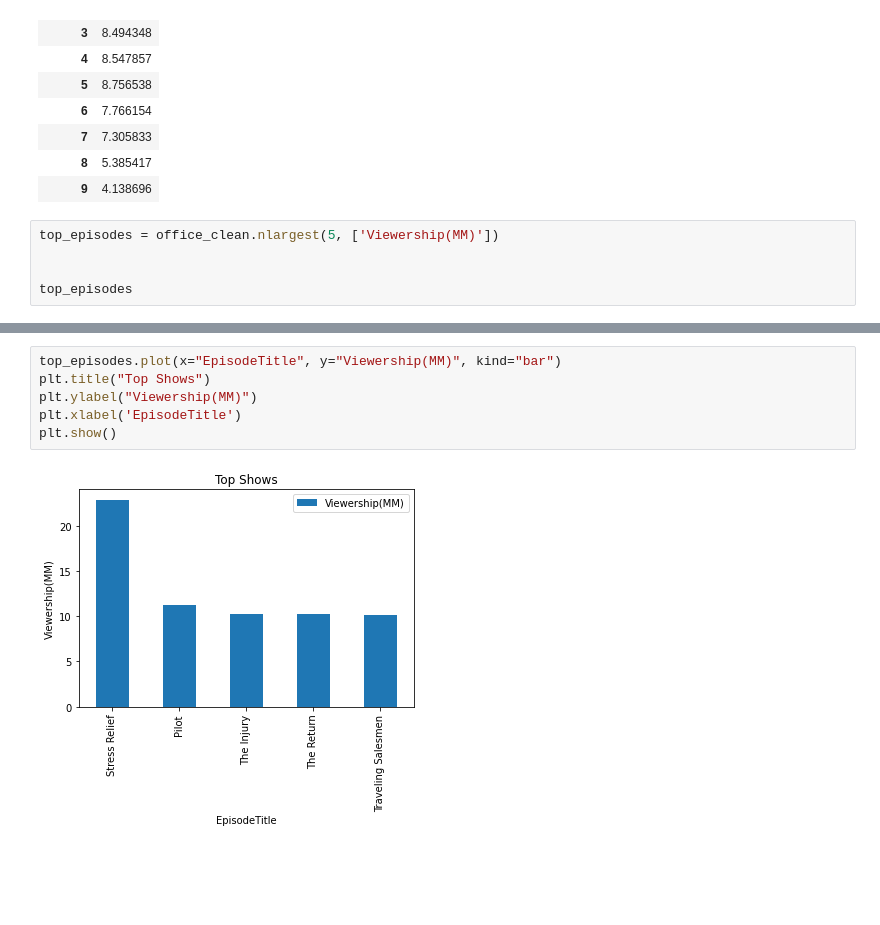
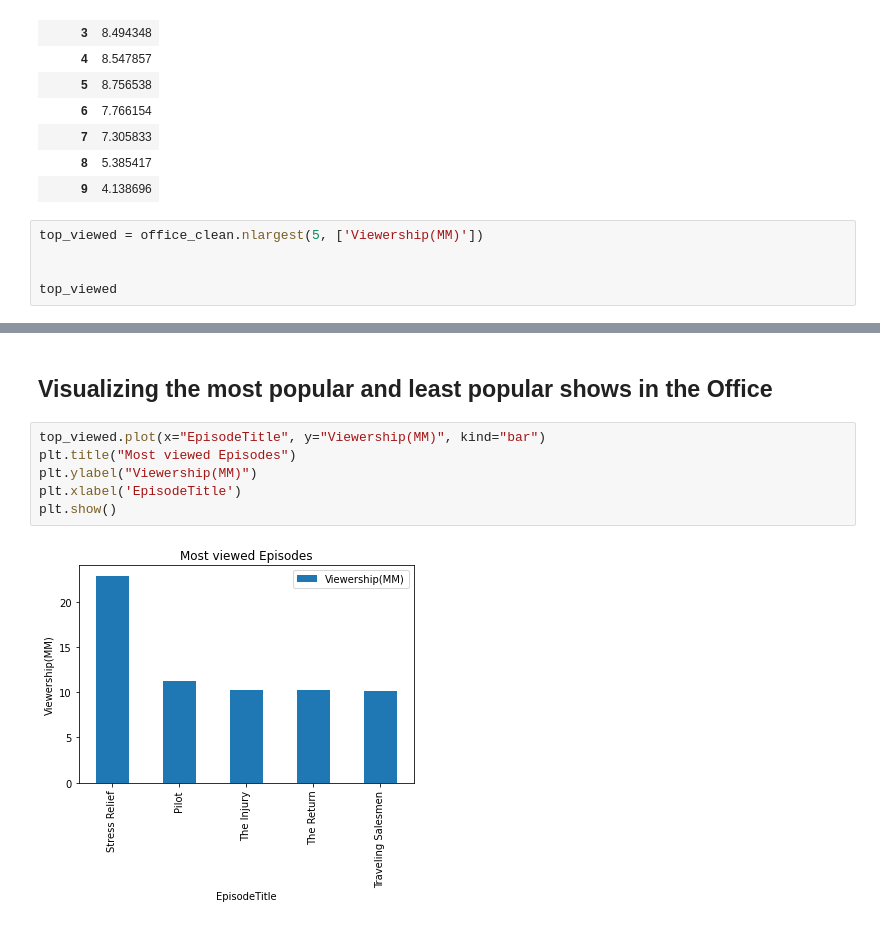
Before and after one commit to Mvillarreal88/the_office_analysis, a Jupyter notebook: data_analysis.ipynb, the cells around one changed output, grey strips where cells are left out. Saved outputs shown, nothing was run; the diff lists cells and outputs as text; blank space fills up the shorter version.

Commit message:
Cleaned up visualizations and added a folder to hold them

```diff
--- a/data_analysis.ipynb
+++ b/data_analysis.ipynb
@@ -67,10 +69,10 @@ view_agg_df
 | 8 | 5.385417 |
 | 9 | 4.138696 |
 # %%
-top_episodes = office_clean.nlargest(5, ['Viewership(MM)'])
+top_viewed = office_clean.nlargest(5, ['Viewership(MM)'])
 
 
-top_episodes
+top_viewed
 # %% [output]
 |  | Season | EpisodeTitle | Ratings | Votes | Viewership(MM) | Duration | Date | GuestStars | Director | ... |
 | 77 | 5 | Stress Relief | 9.7 | 8170 | 22.91 | 60 | 1 February 2009 | Cloris Leachman, Jack Black, Jess... | Jeffrey Blitz | ... |
@@ -78,11 +80,13 @@ top_episodes
 | 17 | 2 | The Injury | 9.1 | 4314 | 10.30 | 22 | 12 January 2006 | NaN | Bryan Gordon | ... |
 | 40 | 3 | The Return | 8.8 | 3211 | 10.20 | 28 | 18 January 2007 | NaN | Greg Daniels | ... |
 | 39 | 3 | Traveling Salesmen | 8.6 | 3053 | 10.12 | 22 | 11 January 2007 | NaN | Greg Daniels | ... |
+# %% [markdown]
+## Visualizing the most popular and least popular shows in the Office
 # %%
-top_episodes.plot(x="EpisodeTitle", y="Viewership(MM)", kind="bar")
-plt.title("Top Shows")
+top_viewed.plot(x="EpisodeTitle", y="Viewership(MM)", kind="bar")
+plt.title("Most viewed Episodes")
 plt.ylabel("Viewership(MM)")
 plt.xlabel('EpisodeTitle')
 plt.show()
 # %% [output]
-[figure, old version]
+[figure, new version]
```
Also changed, not shown: parts of 7 cells of this notebook, 4 other files.
